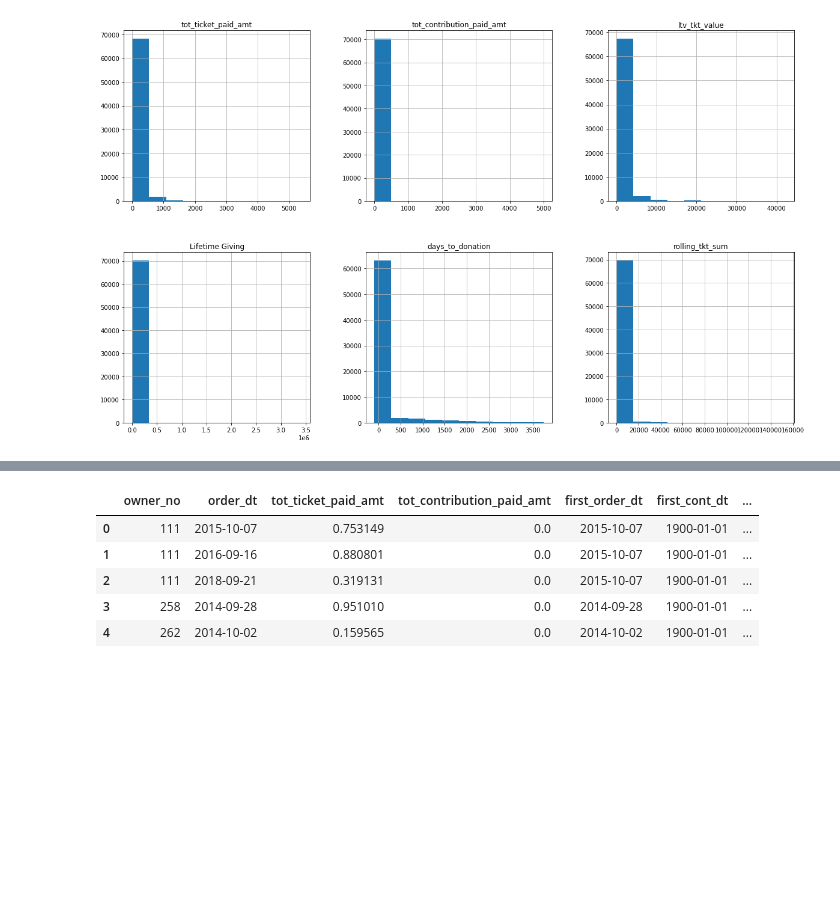
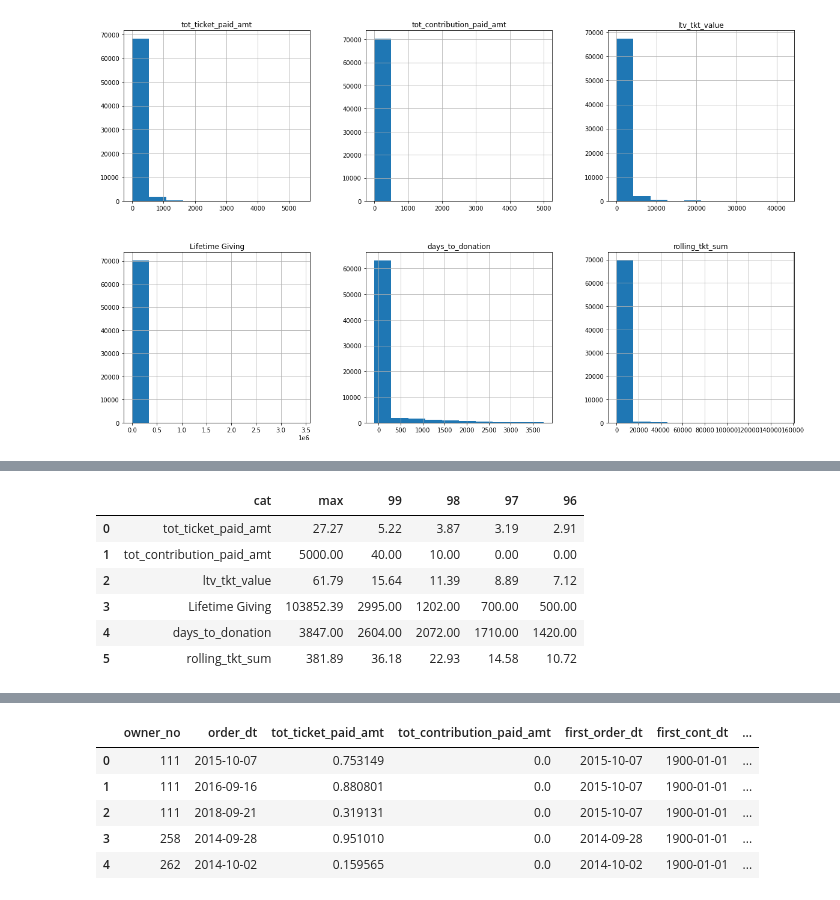
Before and after one commit to SwissMisra/ML_Contributions, a Jupyter notebook: notebooks/2.0 Data Pre-Processing and EDA.ipynb, the cells around one changed output, grey strips where cells are left out. Drawn from its saved outputs; the diff is of its cells as text; code cells hidden in the pictures; blank space fills up the shorter version.

```diff
--- a/notebooks/2.0 Data Pre-Processing and EDA.ipynb
+++ b/notebooks/2.0 Data Pre-Processing and EDA.ipynb
@@ -83,0 +97,23 @@ rolling_tkt_sum 153692.0 14481.569999999789 8468.640000000014 5729.674999999988
+# %%
+new_df = df[df.prospect_board == 0]
+data = []
+for col in num_cols:
+    values = [
+        col,
+        round(new_df[col].max(),2),
+        round(new_df[col].quantile(.99),2),
+        round(new_df[col].quantile(.98),2),
+        round(new_df[col].quantile(.97),2),
+        round(new_df[col].quantile(.96),2)
+    ]
+    data.append(values)
+quantile_df2 = pd.DataFrame(data, columns = ['cat', 'max', '99','98','97','96'])
+quantile_df2
+# %% [output]
+|  | cat | max | 99 | 98 | 97 | 96 |
+| 0 | tot_ticket_paid_amt | 27.27 | 5.22 | 3.87 | 3.19 | 2.91 |
+| 1 | tot_contribution_paid_amt | 5000.00 | 40.00 | 10.00 | 0.00 | 0.00 |
+| 2 | ltv_tkt_value | 61.79 | 15.64 | 11.39 | 8.89 | 7.12 |
+| 3 | Lifetime Giving | 103852.39 | 2995.00 | 1202.00 | 700.00 | 500.00 |
+| 4 | days_to_donation | 3847.00 | 2604.00 | 2072.00 | 1710.00 | 1420.00 |
+| 5 | rolling_tkt_sum | 381.89 | 36.18 | 22.93 | 14.58 | 10.72 |
```
Also changed, not shown: parts of 7 cells of this notebook, 6 other files.
